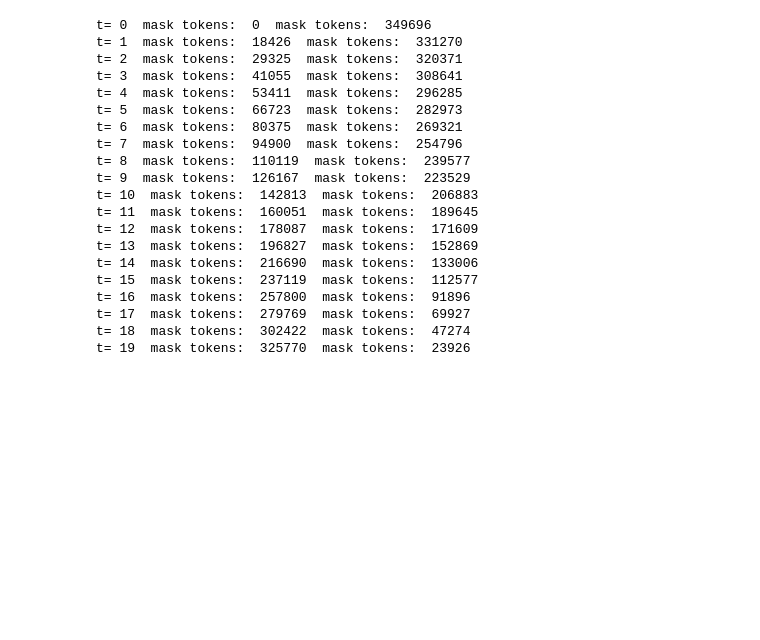
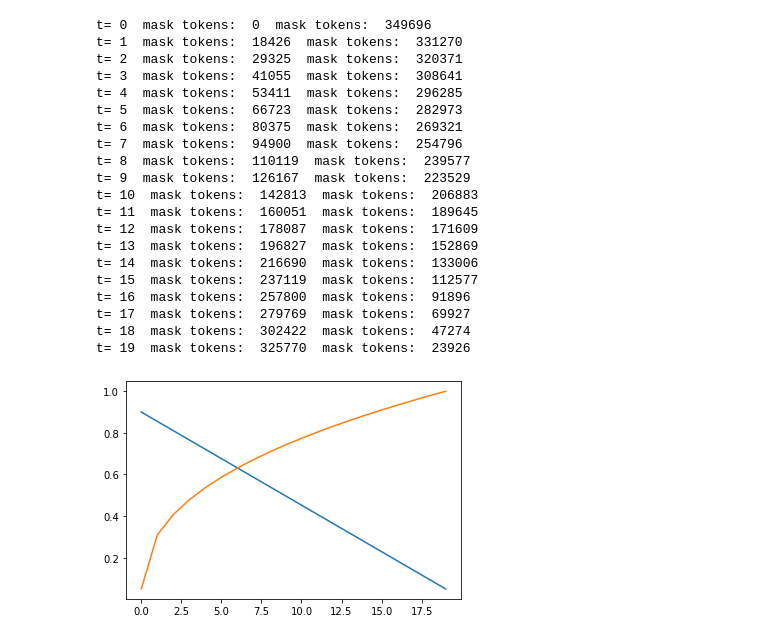
Before and after one commit to yoctta/mmsegmentation, a Jupyter notebook: test.ipynb, the cells around one changed output. Cells and saved outputs as stored; diff of their text form; code cells hidden in the pictures; blank space fills up the shorter version.

```diff
--- a/test.ipynb
+++ b/test.ipynb
@@ -202,3 +255,36 @@ t= 16  mask tokens:  257800  mask tokens:  91896
 t= 17  mask tokens:  279769  mask tokens:  69927
 t= 18  mask tokens:  302422  mask tokens:  47274
 t= 19  mask tokens:  325770  mask tokens:  23926
+# %%
+import numpy as np
+import matplotlib.pyplot as plt
+%matplotlib inline
+N=20
+x=np.arange(20)
+ctt_0=0.05
+ctt_T=0.99999
+snr_0=0.9
+snr_T=0.05
+r=0.4
+ctt=np.linspace(ctt_0**(1/r),ctt_T**(1/r),N)**r
+snr=np.linspace(snr_0,snr_T,N)
+assert all(ctt<1)
+one_minus_ctt = 1 - ctt
+att=one_minus_ctt*snr
+assert len(ctt)==N
+assert len(att)==N
+at = att[1:]/att[:-1]
+one_minus_ct = one_minus_ctt[1:] / one_minus_ctt[:-1]
+ct = 1-one_minus_ct
+bt = (1-at-ct)
+btt = (1-att-ctt)
+assert all(bt>0)
+assert all(btt>0)
+assert att[0]>=0.8
+assert ctt[0]<=0.1
+assert ctt[-1]>0.9999
+plt.plot(x,snr,label="snr")
+plt.plot(x,ctt,label="ctt")
+plt.show()
+# %% [output]
+[figure, added]
```
Also changed, not shown: parts of 1 cell of this notebook, 10 other files.
